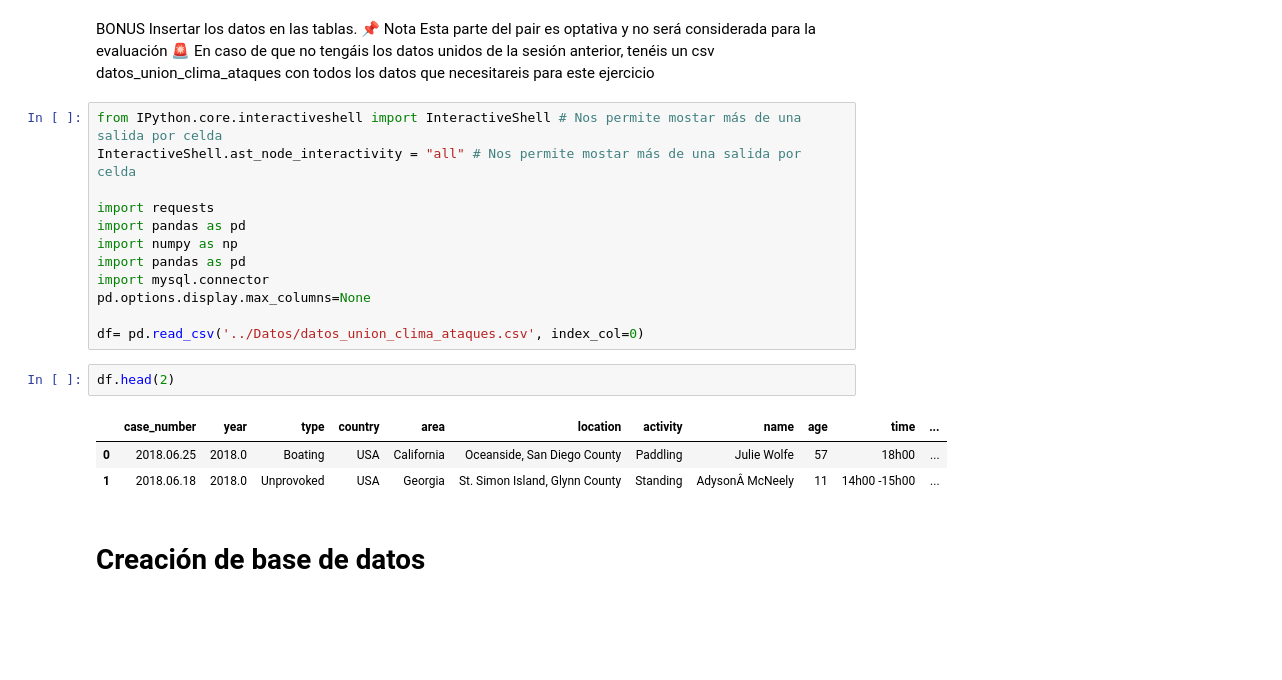
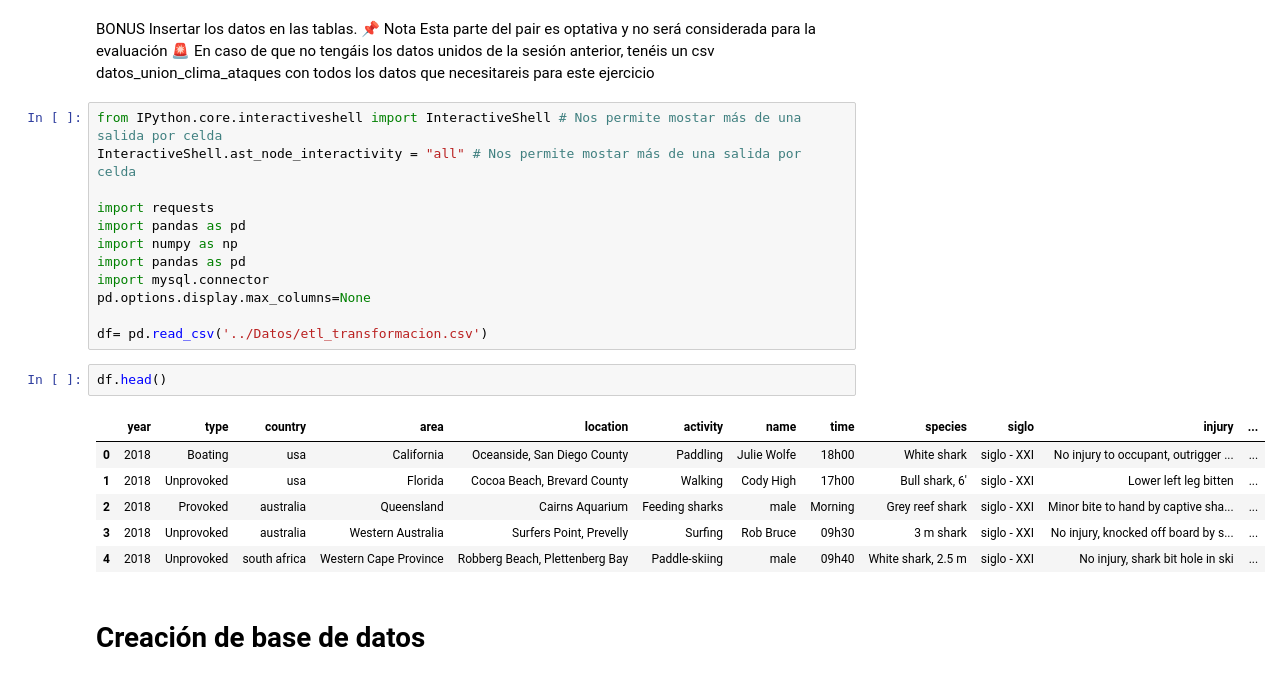
Before and after one commit to Adalab/DA-promo-b-modulo-2-sprint-2-Antoanela-Diana, a Jupyter notebook: ETL/modulo-2-ejercicio-4-ETL-carga-I.ipynb, the cells around one changed output. Saved outputs shown, nothing was run; the diff lists cells and outputs as text; blank space fills up the shorter version.

```diff
--- a/ETL/modulo-2-ejercicio-4-ETL-carga-I.ipynb
+++ b/ETL/modulo-2-ejercicio-4-ETL-carga-I.ipynb
@@ -22,13 +24,16 @@ import pandas as pd
 import mysql.connector
 pd.options.display.max_columns=None
 
-df= pd.read_csv('../Datos/datos_union_clima_ataques.csv', index_col=0)
+df= pd.read_csv('../Datos/etl_transformacion.csv')
 # %%
-df.head(2)
+df.head()
 # %% [output]
-|  | case_number | year | type | country | area | location | activity | name | age | time | ... |
-| 0 | 2018.06.25 | 2018.0 | Boating | USA | California | Oceanside, San Diego County | Paddling | Julie Wolfe | 57 | 18h00 | ... |
-| 1 | 2018.06.18 | 2018.0 | Unprovoked | USA | Georgia | St. Simon Island, Glynn County | Standing | AdysonÂ McNeely | 11 | 14h00 -15h00 | ... |
+|  | year | type | country | area | location | activity | name | time | species | siglo | injury | ... |
+| 0 | 2018 | Boating | usa | California | Oceanside, San Diego County | Paddling | Julie Wolfe | 18h00 | White shark | siglo - XXI | No injury to occupant, outrigger ... | ... |
+| 1 | 2018 | Unprovoked | usa | Florida | Cocoa Beach, Brevard County | Walking | Cody High | 17h00 | Bull shark, 6' | siglo - XXI | Lower left leg bitten | ... |
+| 2 | 2018 | Provoked | australia | Queensland | Cairns Aquarium | Feeding sharks | male | Morning | Grey reef shark | siglo - XXI | Minor bite to hand by captive sha... | ... |
+| 3 | 2018 | Unprovoked | australia | Western Australia | Surfers Point, Prevelly | Surfing | Rob Bruce | 09h30 | 3 m shark | siglo - XXI | No injury, knocked off board by s... | ... |
+| 4 | 2018 | Unprovoked | south africa | Western Cape Province | Robberg Beach, Plettenberg Bay | Paddle-skiing | male | 09h40 | White shark, 2.5 m | siglo - XXI | No injury, shark bit hole in ski | ... |
 # %% [markdown]
 # Creación de base de datos
 # %%
```
Also changed, not shown: parts of 13 cells of this notebook, 20 other files.
